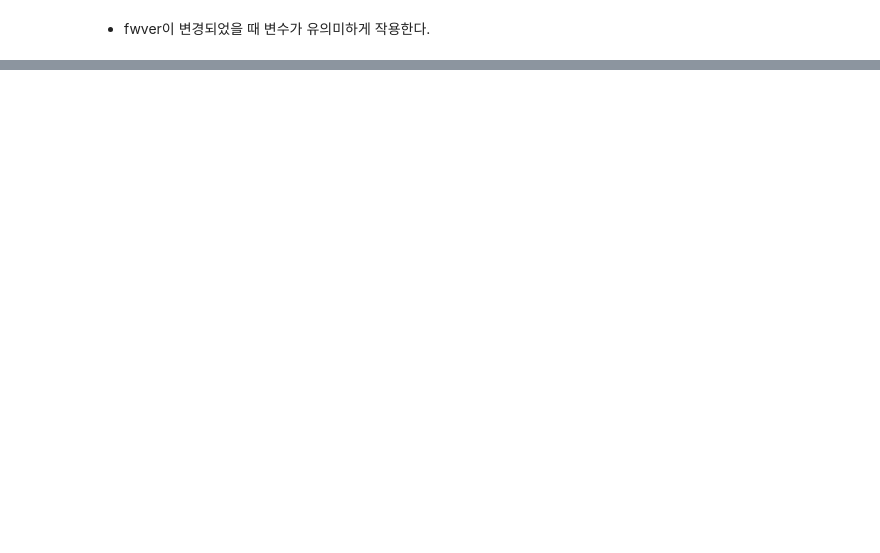
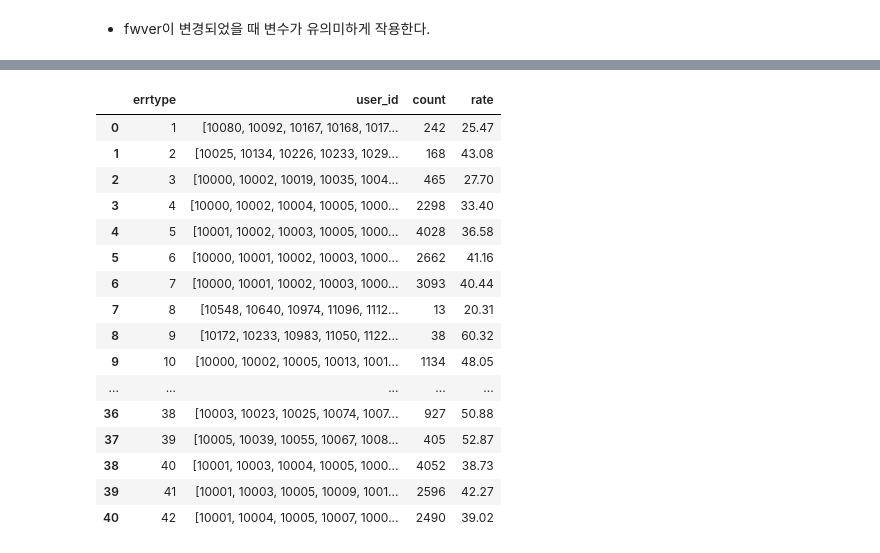
Before and after one commit to LEEHM97/machine-learning-exercises, a Jupyter notebook: 10.DAYCON대회_사용자불편예지/EDA.ipynb, the cells around one changed output, grey strips where cells are left out. Saved outputs shown, nothing was run; the diff lists cells and outputs as text; code cells hidden in the pictures; blank space fills up the shorter version.

```diff
--- a/10.DAYCON대회_사용자불편예지/EDA.ipynb
+++ b/10.DAYCON대회_사용자불편예지/EDA.ipynb
@@ -368,0 +446,3 @@ print(f"fwver가 변경되고 불만을 제기한 사람 {user_prob_sum/user_sum
+# %%
+errtype_df = errtype_df.drop_duplicates(subset=None, keep='first')
+errtype_df
@@ -368,0 +463,7 @@ print(f"fwver가 변경되고 불만을 제기한 사람 {user_prob_sum/user_sum
+# %%
+user_errtype = errtype_df.groupby('errtype')['user_id'].unique().to_frame().reset_index()
+user_errtype['count'] = 0
+user_errtype['rate'] = 0
+# %%
+for i in range(41):
+    user_errtype['count'][i] = len(list(train_problem[train_problem['user_id'].isin(user_errtype.user_id[i])].user_id.unique()))
@@ -368,0 +492,23 @@ print(f"fwver가 변경되고 불만을 제기한 사람 {user_prob_sum/user_sum
+# %%
+for i in range(41):
+        user_errtype['rate'][i] = round(user_errtype['count'][i]/len(user_errtype.user_id[i]) * 100, 2)
+# %%
+user_errtype
+# %% [output]
+|  | errtype | user_id | count | rate |
+| 0 | 1 | [10080, 10092, 10167, 10168, 1017... | 242 | 25.47 |
+| 1 | 2 | [10025, 10134, 10226, 10233, 1029... | 168 | 43.08 |
+| 2 | 3 | [10000, 10002, 10019, 10035, 1004... | 465 | 27.70 |
+| 3 | 4 | [10000, 10002, 10004, 10005, 1000... | 2298 | 33.40 |
+| 4 | 5 | [10001, 10002, 10003, 10005, 1000... | 4028 | 36.58 |
+| 5 | 6 | [10000, 10001, 10002, 10003, 1000... | 2662 | 41.16 |
+| 6 | 7 | [10000, 10001, 10002, 10003, 1000... | 3093 | 40.44 |
+| 7 | 8 | [10548, 10640, 10974, 11096, 1112... | 13 | 20.31 |
+| 8 | 9 | [10172, 10233, 10983, 11050, 1122... | 38 | 60.32 |
+| 9 | 10 | [10000, 10002, 10005, 10013, 1001... | 1134 | 48.05 |
+| ... | ... | ... | ... | ... |
+| 36 | 38 | [10003, 10023, 10025, 10074, 1007... | 927 | 50.88 |
+| 37 | 39 | [10005, 10039, 10055, 10067, 1008... | 405 | 52.87 |
+| 38 | 40 | [10001, 10003, 10004, 10005, 1000... | 4052 | 38.73 |
+| 39 | 41 | [10001, 10003, 10005, 10009, 1001... | 2596 | 42.27 |
+| 40 | 42 | [10001, 10004, 10005, 10007, 1000... | 2490 | 39.02 |
```
Also changed, not shown: parts of 44 cells of this notebook.
